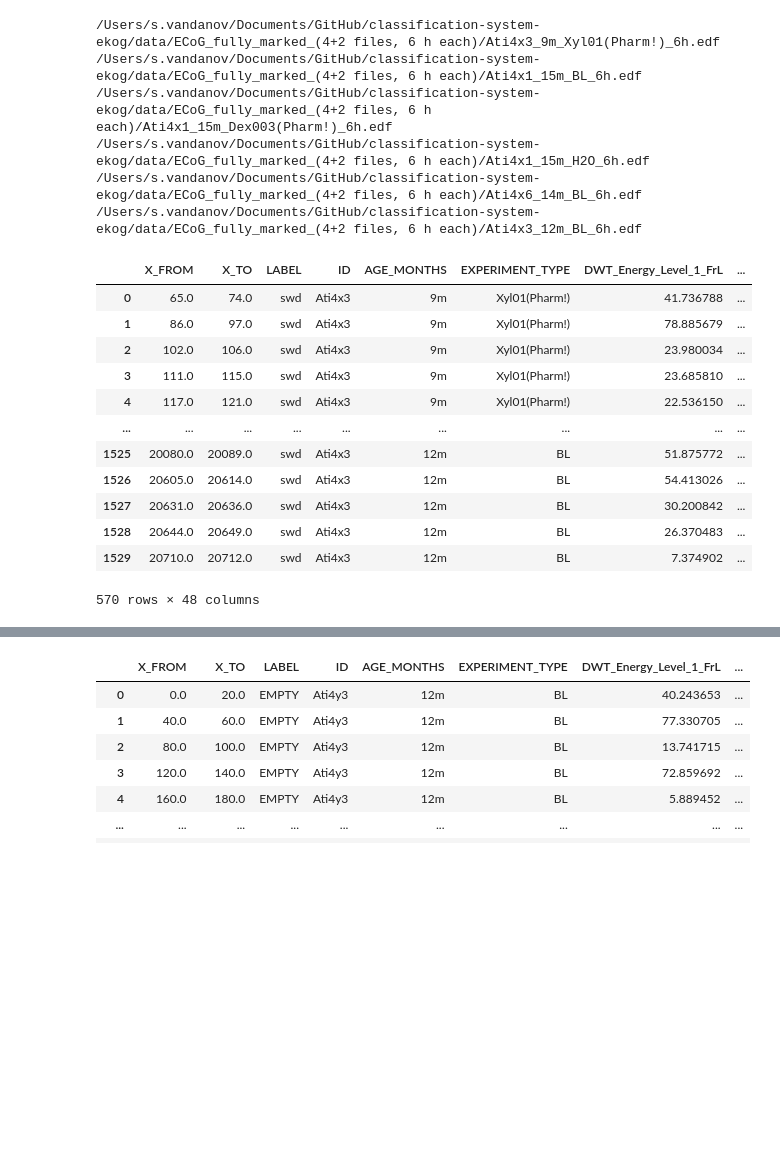
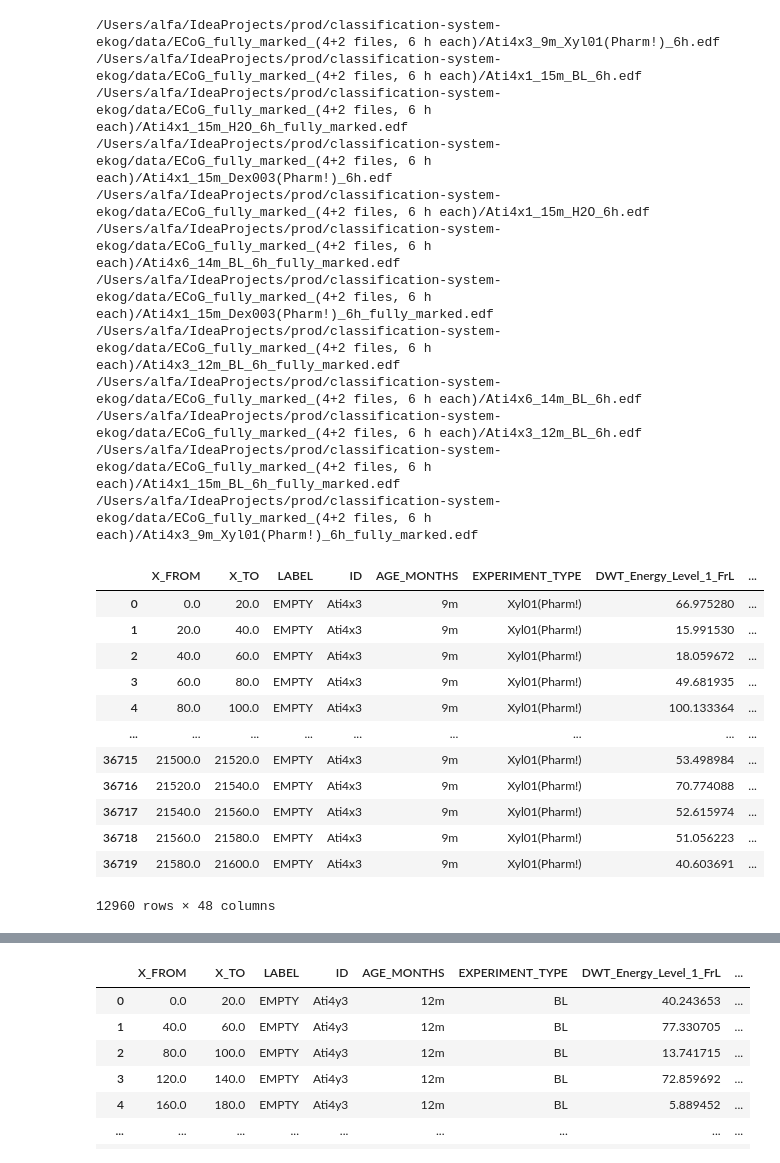
Before and after one commit to tarasovxx/classification-system-ekog, a Jupyter notebook: research/EDA.ipynb, the cells around one changed output, grey strips where cells are left out. Saved outputs shown, nothing was run; the diff lists cells and outputs as text; code cells hidden in the pictures; blank space fills up the shorter version.

```diff
--- a/research/EDA.ipynb
+++ b/research/EDA.ipynb
@@ -11,6 +19,7 @@ from scipy.fft import fft
 from scipy.stats import entropy
 import pyedflib
 import warnings
+
 warnings.filterwarnings("ignore")
 
 # Butterworth band-pass filter
@@ -127,19 +136,18 @@ def parse_intervals(file_path):
     intervals_df = intervals_df.dropna(subset=['Начало']).reset_index(drop=True)
 
     paired_intervals = []
-    open_markers = {}
+    open_markers_last_time = {}
 
     for _, row in intervals_df.iterrows():
         marker_base = re.match(r"([a-zA-Z]+)", row['Маркер']).group(0)
 
-        if marker_base in open_markers:
-            start_row = open_markers[marker_base]
-            if isinstance(row['Начало'], (int, float)) and isinstance(start_row['Начало'], (int, float)):
-                if row['Начало'] > start_row['Начало']:
-                    paired_intervals.append((start_row['Начало'], row['Начало'], marker_base))
-            del open_markers[marker_base]
-        else:
-            open_markers[marker_base] = row
+        if marker_base in open_markers_last_time:
+            last_time = open_markers_last_time[marker_base]
+            if isinstance(row['Начало'], (int, float)) and isinstance(last_time, (int, float)):
+                if row['Начало'] > last_time:
+                    paired_intervals.append((last_time, row['Начало'], marker_base))
+
+        open_markers_last_time[marker_base] = row['Начало']
 
     # Create a DataFrame with valid pairs
     if paired_intervals:
@@ -214,7 +222,7 @@ def process_folder(folder_path):
     return all_intervals_df
 
 # Example usage
-folder_path = '/Users/s.vandanov/Documents/GitHub/classification-system-ekog/data/ECoG_fully_marked_(4+2 files, 6 h each)'  # Replace with your folder path
+folder_path = f'{get_root()}/data/ECoG_fully_marked_(4+2 files, 6 h each)'
 all_valid_intervals = process_folder(folder_path)
 all_valid_intervals.fillna(0)
 # %% [output]
@@ -270,49 +284,55 @@ def process_folder(folder_path):
                     # Extract the signal segment
                     signal_data = data[start_idx:end_idx]
                     # print(signal_data)
                     # Extract features from this segment
                     features, feature_names = extract_features(signal_data, 256)
                     # Convert features to DataFrame row and transpose
                     feature_row = pd.DataFrame([features]).T
                     # print(feature_row)
 
                     feature_row = feature_row.transpose()
                     feature_row.columns = [f"{i}_{types}" for i in feature_names]
 
                     # Append the feature row
                     feature_rows.append(feature_row)
 
                 # Concatenate all feature rows with the original DataFrame
             features_df = pd.concat(feature_rows, ignore_index=True)
             df_with_features = pd.concat([valid_intervals.reset_index(drop=True), features_df], axis=1)
 
             all_intervals.append(df_with_features)
     # Concatenate all DataFrames
     all_intervals_df = pd.concat(all_intervals, ignore_index=True)
     return all_intervals_df
 
 # Example usage
-folder_path = '/Users/s.vandanov/Documents/GitHub/classification-system-ekog/data/ECoG_fully_marked_(4+2 files, 6 h each)'  # Replace with your folder path
+folder_path = f'{get_root()}/data/ECoG_fully_marked_(4+2 files, 6 h each)'  # Replace with your folder path
 all_valid_intervals = process_folder(folder_path)
 all_valid_intervals = all_valid_intervals.dropna(subset=['ID', 'LABEL'])
 all_valid_intervals.fillna(0)
 # %% [output]
-/Users/s.vandanov/Documents/GitHub/classification-system-ekog/data/ECoG_fully_marked_(4+2 files, 6 h each)/Ati4x3_9m_Xyl01(Pharm!)_6h.edf
-/Users/s.vandanov/Documents/GitHub/classification-system-ekog/data/ECoG_fully_marked_(4+2 files, 6 h each)/Ati4x1_15m_BL_6h.edf
-/Users/s.vandanov/Documents/GitHub/classification-system-ekog/data/ECoG_fully_marked_(4+2 files, 6 h each)/Ati4x1_15m_Dex003(Pharm!)_6h.edf
-/Users/s.vandanov/Documents/GitHub/classification-system-ekog/data/ECoG_fully_marked_(4+2 files, 6 h each)/Ati4x1_15m_H2O_6h.edf
-/Users/s.vandanov/Documents/GitHub/classification-system-ekog/data/ECoG_fully_marked_(4+2 files, 6 h each)/Ati4x6_14m_BL_6h.edf
-/Users/s.vandanov/Documents/GitHub/classification-system-ekog/data/ECoG_fully_marked_(4+2 files, 6 h each)/Ati4x3_12m_BL_6h.edf
+/Users/alfa/IdeaProjects/prod/classification-system-ekog/data/ECoG_fully_marked_(4+2 files, 6 h each)/Ati4x3_9m_Xyl01(Pharm!)_6h.edf
+/Users/alfa/IdeaProjects/prod/classification-system-ekog/data/ECoG_fully_marked_(4+2 files, 6 h each)/Ati4x1_15m_BL_6h.edf
+/Users/alfa/IdeaProjects/prod/classification-system-ekog/data/ECoG_fully_marked_(4+2 files, 6 h each)/Ati4x1_15m_H2O_6h_fully_marked.edf
+/Users/alfa/IdeaProjects/prod/classification-system-ekog/data/ECoG_fully_marked_(4+2 files, 6 h each)/Ati4x1_15m_Dex003(Pharm!)_6h.edf
+/Users/alfa/IdeaProjects/prod/classification-system-ekog/data/ECoG_fully_marked_(4+2 files, 6 h each)/Ati4x1_15m_H2O_6h.edf
+/Users/alfa/IdeaProjects/prod/classification-system-ekog/data/ECoG_fully_marked_(4+2 files, 6 h each)/Ati4x6_14m_BL_6h_fully_marked.edf
+/Users/alfa/IdeaProjects/prod/classification-system-ekog/data/ECoG_fully_marked_(4+2 files, 6 h each)/Ati4x1_15m_Dex003(Pharm!)_6h_fully_marked.edf
+/Users/alfa/IdeaProjects/prod/classification-system-ekog/data/ECoG_fully_marked_(4+2 files, 6 h each)/Ati4x3_12m_BL_6h_fully_marked.edf
+/Users/alfa/IdeaProjects/prod/classification-system-ekog/data/ECoG_fully_marked_(4+2 files, 6 h each)/Ati4x6_14m_BL_6h.edf
+/Users/alfa/IdeaProjects/prod/classification-system-ekog/data/ECoG_fully_marked_(4+2 files, 6 h each)/Ati4x3_12m_BL_6h.edf
+/Users/alfa/IdeaProjects/prod/classification-system-ekog/data/ECoG_fully_marked_(4+2 files, 6 h each)/Ati4x1_15m_BL_6h_fully_marked.edf
+/Users/alfa/IdeaProjects/prod/classification-system-ekog/data/ECoG_fully_marked_(4+2 files, 6 h each)/Ati4x3_9m_Xyl01(Pharm!)_6h_fully_marked.edf
 |  | X_FROM | X_TO | LABEL | ID | AGE_MONTHS | EXPERIMENT_TYPE | DWT_Energy_Level_1_FrL | ... |
-| 0 | 65.0 | 74.0 | swd | Ati4x3 | 9m | Xyl01(Pharm!) | 41.736788 | ... |
-| 1 | 86.0 | 97.0 | swd | Ati4x3 | 9m | Xyl01(Pharm!) | 78.885679 | ... |
-| 2 | 102.0 | 106.0 | swd | Ati4x3 | 9m | Xyl01(Pharm!) | 23.980034 | ... |
-| 3 | 111.0 | 115.0 | swd | Ati4x3 | 9m | Xyl01(Pharm!) | 23.685810 | ... |
-| 4 | 117.0 | 121.0 | swd | Ati4x3 | 9m | Xyl01(Pharm!) | 22.536150 | ... |
+| 0 | 0.0 | 20.0 | EMPTY | Ati4x3 | 9m | Xyl01(Pharm!) | 66.975280 | ... |
+| 1 | 20.0 | 40.0 | EMPTY | Ati4x3 | 9m | Xyl01(Pharm!) | 15.991530 | ... |
+| 2 | 40.0 | 60.0 | EMPTY | Ati4x3 | 9m | Xyl01(Pharm!) | 18.059672 | ... |
+| 3 | 60.0 | 80.0 | EMPTY | Ati4x3 | 9m | Xyl01(Pharm!) | 49.681935 | ... |
+| 4 | 80.0 | 100.0 | EMPTY | Ati4x3 | 9m | Xyl01(Pharm!) | 100.133364 | ... |
 | ... | ... | ... | ... | ... | ... | ... | ... | ... |
-| 1525 | 20080.0 | 20089.0 | swd | Ati4x3 | 12m | BL | 51.875772 | ... |
-| 1526 | 20605.0 | 20614.0 | swd | Ati4x3 | 12m | BL | 54.413026 | ... |
-| 1527 | 20631.0 | 20636.0 | swd | Ati4x3 | 12m | BL | 30.200842 | ... |
-| 1528 | 20644.0 | 20649.0 | swd | Ati4x3 | 12m | BL | 26.370483 | ... |
-| 1529 | 20710.0 | 20712.0 | swd | Ati4x3 | 12m | BL | 7.374902 | ... |
+| 36715 | 21500.0 | 21520.0 | EMPTY | Ati4x3 | 9m | Xyl01(Pharm!) | 53.498984 | ... |
+| 36716 | 21520.0 | 21540.0 | EMPTY | Ati4x3 | 9m | Xyl01(Pharm!) | 70.774088 | ... |
+| 36717 | 21540.0 | 21560.0 | EMPTY | Ati4x3 | 9m | Xyl01(Pharm!) | 52.615974 | ... |
+| 36718 | 21560.0 | 21580.0 | EMPTY | Ati4x3 | 9m | Xyl01(Pharm!) | 51.056223 | ... |
+| 36719 | 21580.0 | 21600.0 | EMPTY | Ati4x3 | 9m | Xyl01(Pharm!) | 40.603691 | ... |
-570 rows × 48 columns
+12960 rows × 48 columns
```
Also changed, not shown: parts of 10 cells of this notebook, 9 other files.
